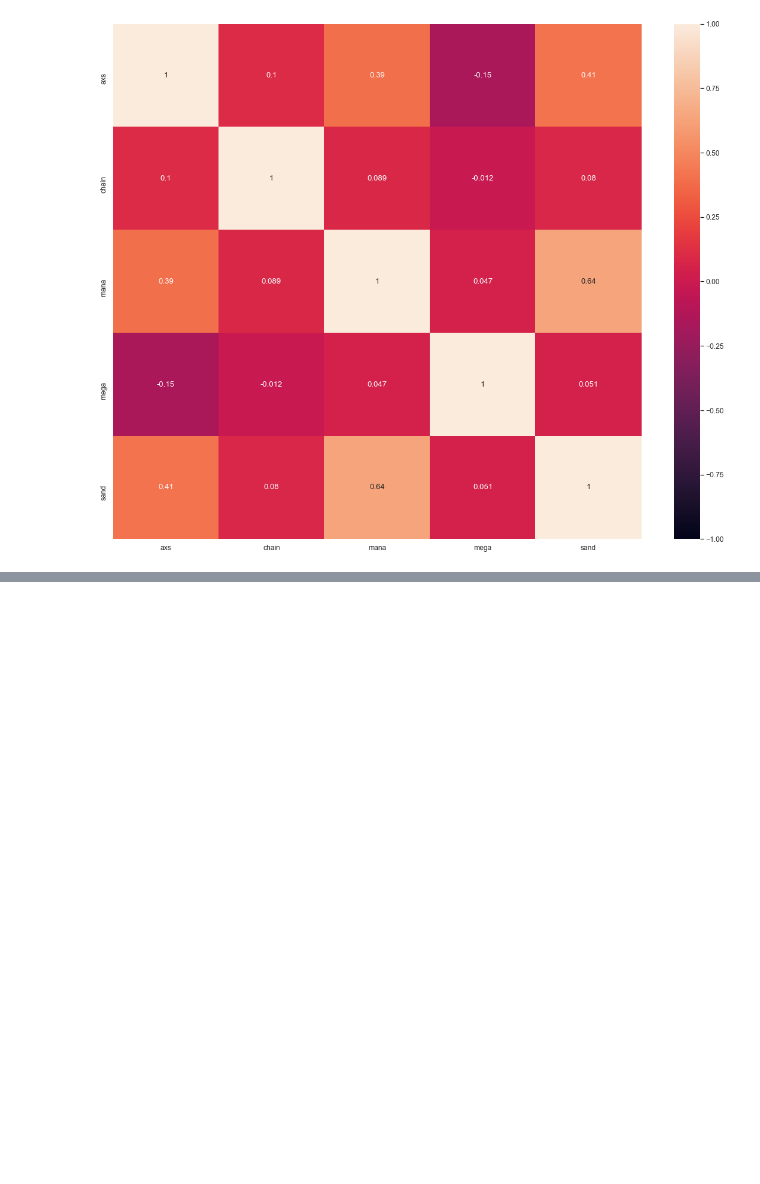
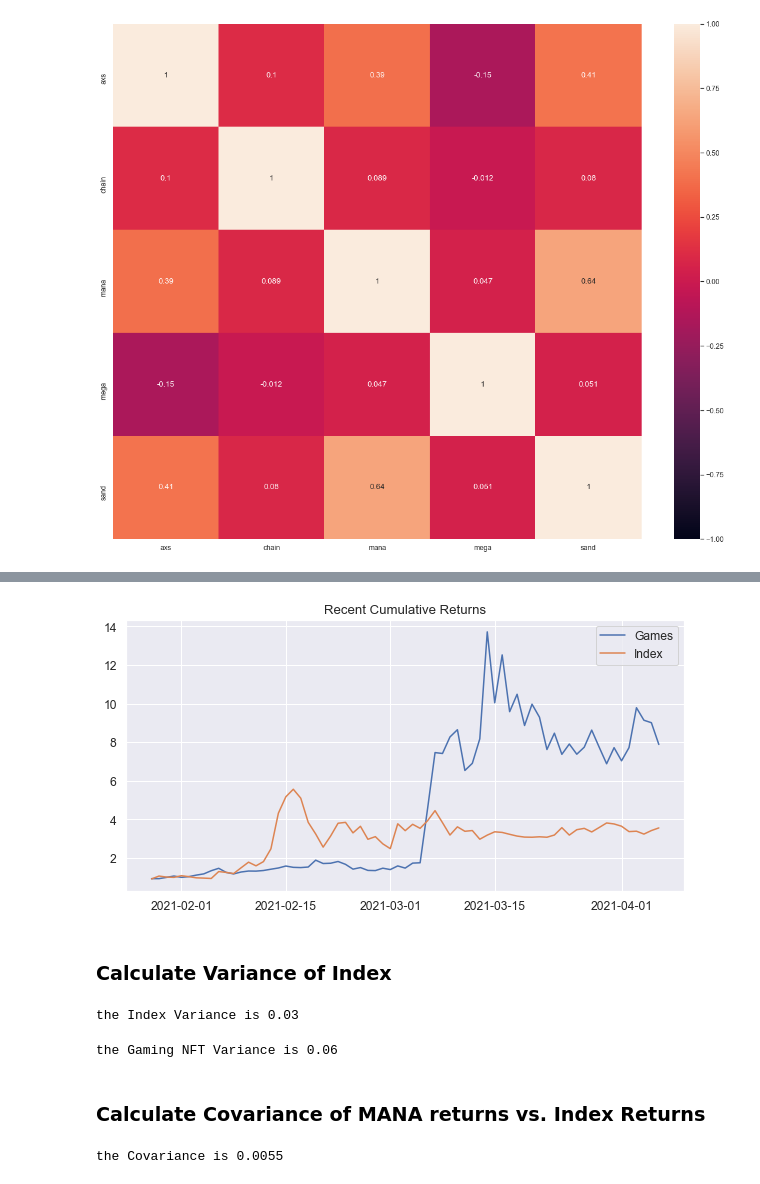
Before and after one commit to Hash3rown/nfty_tree.io, a Jupyter notebook: sandbox/kelso_gaming_NFT_portfolio_analysis.ipynb, the cells around one changed output, grey strips where cells are left out. Cells and saved outputs as stored; diff of their text form; code cells hidden in the pictures; blank space fills up the shorter version.

```diff
--- a/sandbox/kelso_gaming_NFT_portfolio_analysis.ipynb
+++ b/sandbox/kelso_gaming_NFT_portfolio_analysis.ipynb
@@ -341,0 +438,25 @@ sns.heatmap(game_token_correlations, annot=True, vmin=-1, vmax=1);
+# %%
+recent_cumulative_returns_gamevindex = (1 + index_vs_games_returns).cumprod()
+recent_cumulative_returns_gamevindex.plot(figsize=[10,5], title="Recent Cumulative Returns");
+# %% [output]
+[figure, added]
+# %% [markdown]
+### Calculate Variance of Index
+# %%
+# Calculate variance of all daily returns of AMZN vs. S&P 500
+index_variance = index_vs_games_returns['Index'].var()
+print(f"the Index Variance is {round(index_variance, 2)}")
+# %% [output]
+the Index Variance is 0.03
+# %%
+gamenft_variance = index_vs_games_returns['Games'].var()
+print(f"the Gaming NFT Variance is {round(gamenft_variance, 2)}")
+# %% [output]
+the Gaming NFT Variance is 0.06
+# %% [markdown]
+### Calculate Covariance of MANA returns vs. Index Returns
+# %%
+game_index_covariance = index_vs_games_returns['Games'].cov(index_vs_games_returns['Index'])
+print(f"the Covariance is {round(game_index_covariance, 4)}")
+# %% [output]
+the Covariance is 0.0055
```
Also changed, not shown: parts of 13 cells of this notebook.
